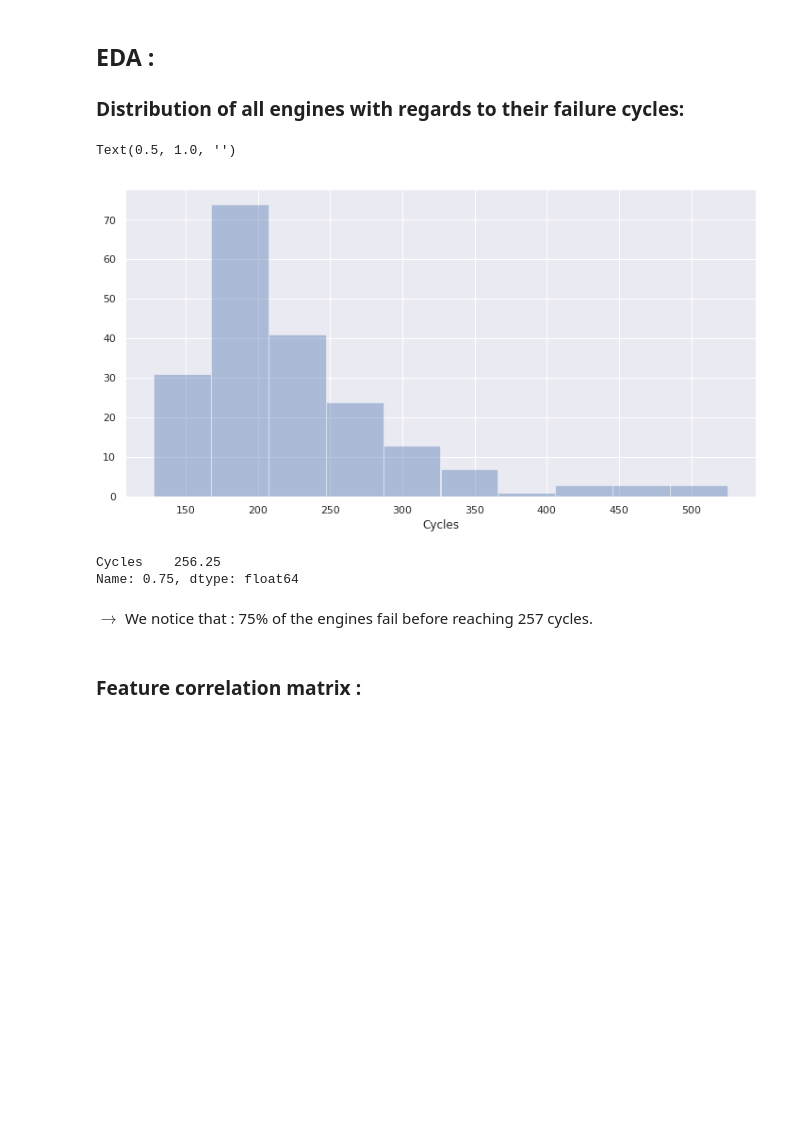
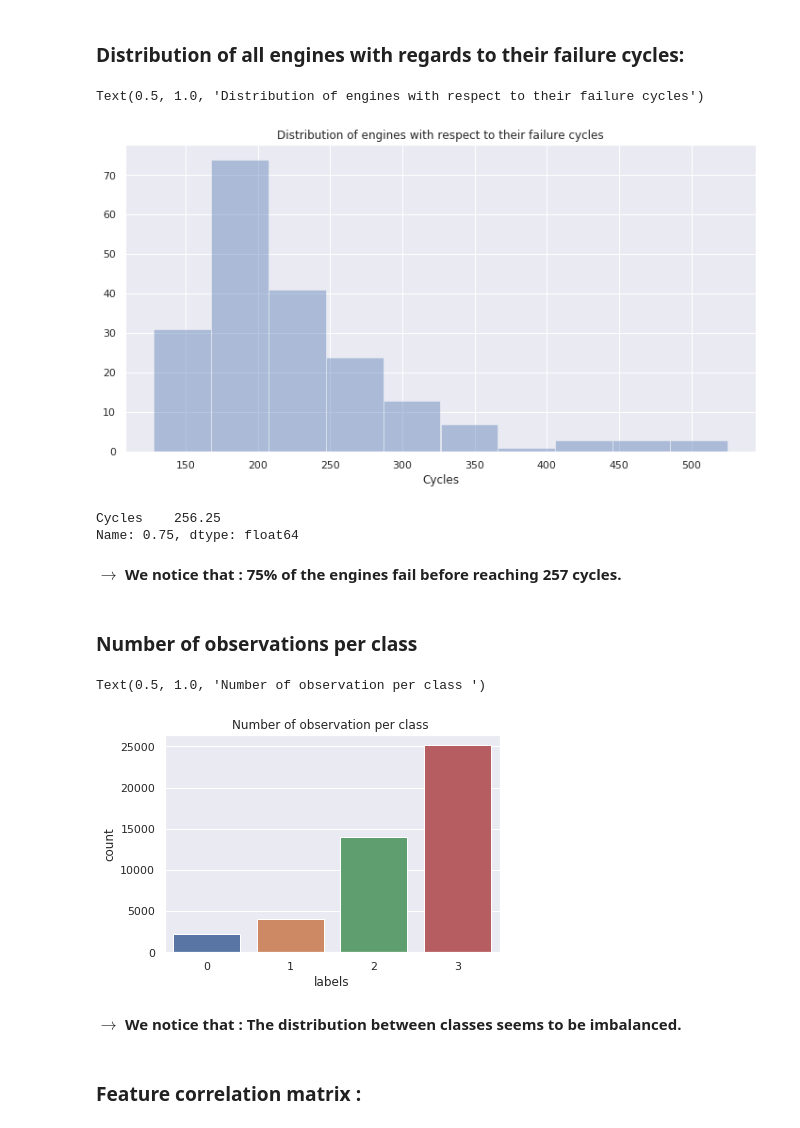
Before and after one commit to akakzia/aircraft_engine_predictive_maintenance, a Jupyter notebook: Data_exploration.ipynb, the cells around one changed output. Cells and saved outputs as stored; diff of their text form; code cells hidden in the pictures; blank space fills up the shorter version.

```diff
--- a/Data_exploration.ipynb
+++ b/Data_exploration.ipynb
@@ -100,20 +124,19 @@ nbr_engines=Engines.shape
 # %% [markdown]
-## EDA :
 ### Distribution of all engines with regards to their failure cycles:
 # %%
-cycles_per_engine = pd.DataFrame(df.groupby('ID')['Cycle'].max())
+cycles_per_engine = pd.DataFrame(X_train.groupby('ID')['Cycle'].max())
 cycles_per_engine.reset_index(level = 0 , inplace=True)
 cycles_per_engine.columns = ['ID' , 'Cycles']
 plt.figure(figsize=(12,6))
 sns.distplot(cycles_per_engine.Cycles , bins= 10, kde=False)
-plt.title("")
+plt.title("Distribution of engines with respect to their failure cycles")
 # %% [output]
-Text(0.5, 1.0, '')
+Text(0.5, 1.0, 'Distribution of engines with respect to their failure cycles')
-[figure, old version]
+[figure, new version]
 # %%
 pd.DataFrame(cycles_per_engine.Cycles).quantile(0.75)
 # %% [output]
 Cycles    256.25
 Name: 0.75, dtype: float64
 # %% [markdown]
-$\rightarrow$ We notice that : 75% of the engines fail before reaching 257 cycles.
+$\rightarrow$ <b>We notice that : 75% of the engines fail before reaching 257 cycles.</b>
@@ -120,3 +148,13 @@ $\rightarrow$ We notice that : 75% of the engines fail before reaching 257 cycle
+# %% [markdown]
+### Number of observations per class
+# %%
+ax= sns.countplot(x='labels', data=X_conc)
+plt.title("Number of observation per class ")
+# %% [output]
+Text(0.5, 1.0, 'Number of observation per class ')
+[figure, added]
+# %% [markdown]
+$\rightarrow$ <b>We notice that : The distribution between classes seems to be imbalanced.</b>
 # %% [markdown]
 ### Feature correlation matrix :
 # %%
```
Also changed, not shown: parts of 46 cells of this notebook.
